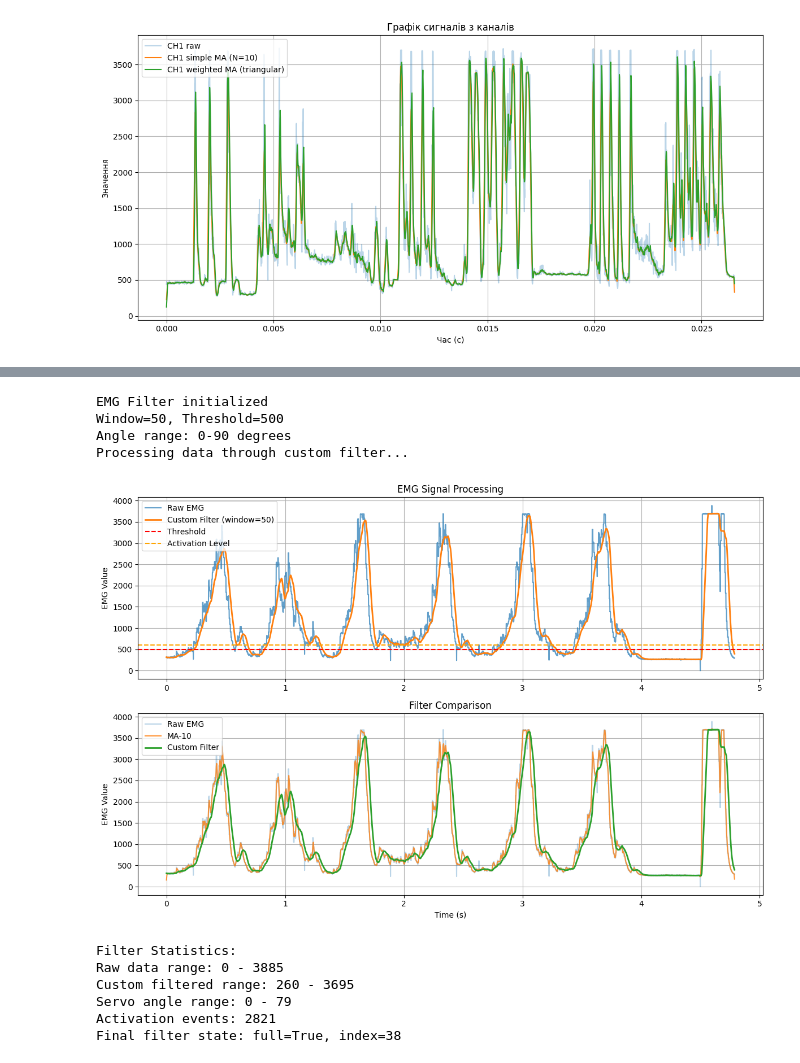
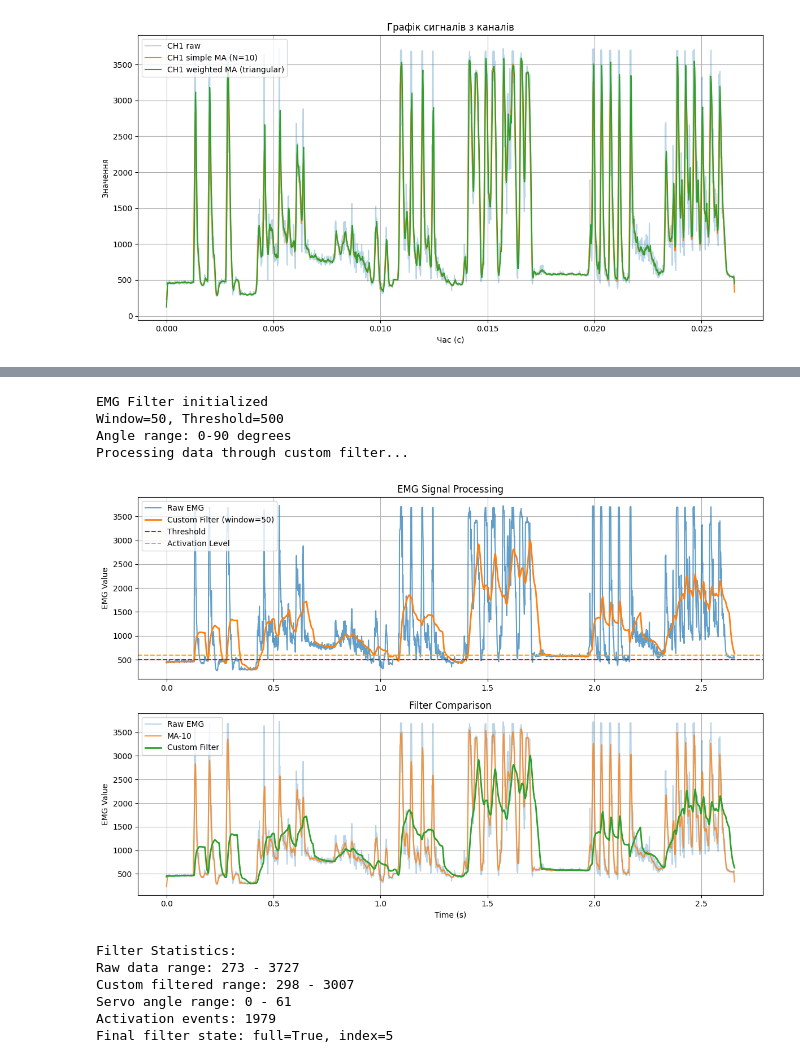
Before and after one commit to Hombosh-dev/forearm-prosthesis, a Jupyter notebook: signal_graph.ipynb, the cells around one changed output, grey strips where cells are left out. Saved outputs shown, nothing was run; the diff lists cells and outputs as text; code cells hidden in the pictures.

```diff
--- a/signal_graph.ipynb
+++ b/signal_graph.ipynb
@@ -340,7 +340,7 @@ def plot_simple_comparison(raw_data, custom_filtered, emg_filter, sample_rate=10
 # Usage example:
 if __name__ == "__main__":
     # Load your data
-    filename = "data/m17_11.txt"
+    filename = "data/k05_12.txt"
     raw_data, original_filtered = load_emg_data(filename)
 
     # Initialize filter with same parameters as C code
@@ -351,40 +351,40 @@ if __name__ == "__main__":
         servo_active_angle=90,
         emg_update_rate=10
     )
 
     # Process data through our filter
     custom_filtered = []
     servo_angles = []
 
     print("Processing data through custom filter...")
     for i, raw_val in enumerate(raw_data):
         result = emg_filter.process_sample(raw_val, i * 10)  # Assuming 100Hz data
         custom_filtered.append(result['filtered'])
         servo_angles.append(result['angle'])
 
     # Plot comparison
     plot_simple_comparison(raw_data, custom_filtered, emg_filter)
 
     # Print some statistics
     print(f"\nFilter Statistics:")
     print(f"Raw data range: {min(raw_data)} - {max(raw_data)}")
     print(f"Custom filtered range: {min(custom_filtered)} - {max(custom_filtered)}")
     print(f"Servo angle range: {min(servo_angles)} - {max(servo_angles)}")
     activation_count = sum(1 for angle in servo_angles if angle > emg_filter.servo_rest_angle)
     print(f"Activation events: {activation_count}")
     print(f"Final filter state: full={emg_filter.full}, index={emg_filter.index}")
 # %% [output]
 EMG Filter initialized
 Window=50, Threshold=500
 Angle range: 0-90 degrees
 Processing data through custom filter...
-[figure, old version]
+[figure, new version]
 Filter Statistics:
-Raw data range: 0 - 3885
-Custom filtered range: 260 - 3695
-Servo angle range: 0 - 79
-Activation events: 2821
-Final filter state: full=True, index=38
+Raw data range: 273 - 3727
+Custom filtered range: 298 - 3007
+Servo angle range: 0 - 61
+Activation events: 1979
+Final filter state: full=True, index=5
 # %%
 import numpy as np
 import matplotlib.pyplot as plt
```
Also changed, not shown: parts of 2 cells of this notebook, 11 other files.
